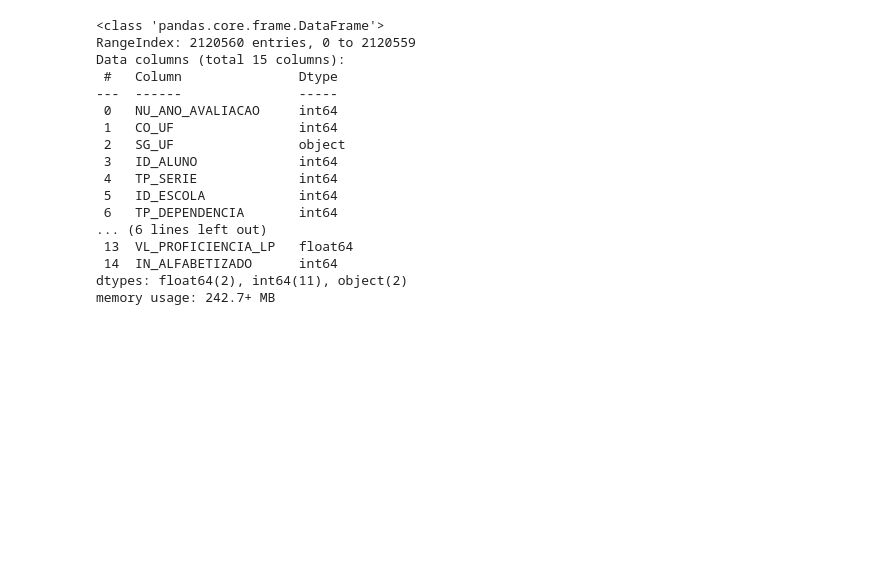
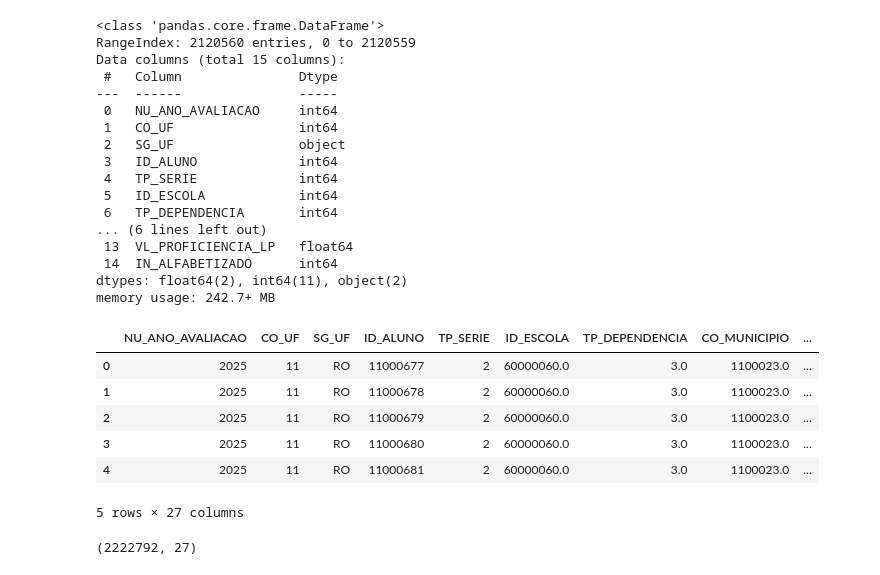
Before and after one commit to jcdematos/fiap-iast-tech-challange-02, a Jupyter notebook: EDA_Alfabetização_Fase_2.ipynb, the cells around one changed output. Drawn from its saved outputs; the diff is of its cells as text; code cells hidden in the pictures; blank space fills up the shorter version.

Commit message:
v2 do EDA para visualizar raw
Inclusão de alunos 2024 e 2025 e contagem de duplicados

```diff
--- a/EDA_Alfabetização_Fase_2.ipynb
+++ b/EDA_Alfabetização_Fase_2.ipynb
@@ -257,3 +320,18 @@ Data columns (total 15 columns):
  14  IN_ALFABETIZADO      int64
 dtypes: float64(2), int64(11), object(2)
 memory usage: 242.7+ MB
+# %%
+aluno_2025 = pd.read_csv('TS_ALUNO_2025.csv', encoding='latin1', sep=';')
+aluno_2025.head()
+# %% [output]
+|  | NU_ANO_AVALIACAO | CO_UF | SG_UF | ID_ALUNO | TP_SERIE | ID_ESCOLA | TP_DEPENDENCIA | CO_MUNICIPIO | ... |
+| 0 | 2025 | 11 | RO | 11000677 | 2 | 60000060.0 | 3.0 | 1100023.0 | ... |
+| 1 | 2025 | 11 | RO | 11000678 | 2 | 60000060.0 | 3.0 | 1100023.0 | ... |
+| 2 | 2025 | 11 | RO | 11000679 | 2 | 60000060.0 | 3.0 | 1100023.0 | ... |
+| 3 | 2025 | 11 | RO | 11000680 | 2 | 60000060.0 | 3.0 | 1100023.0 | ... |
+| 4 | 2025 | 11 | RO | 11000681 | 2 | 60000060.0 | 3.0 | 1100023.0 | ... |
+5 rows × 27 columns
+# %%
+aluno_2025.shape
+# %% [output]
+(2222792, 27)
```
Also changed, not shown: parts of 7 cells of this notebook.
